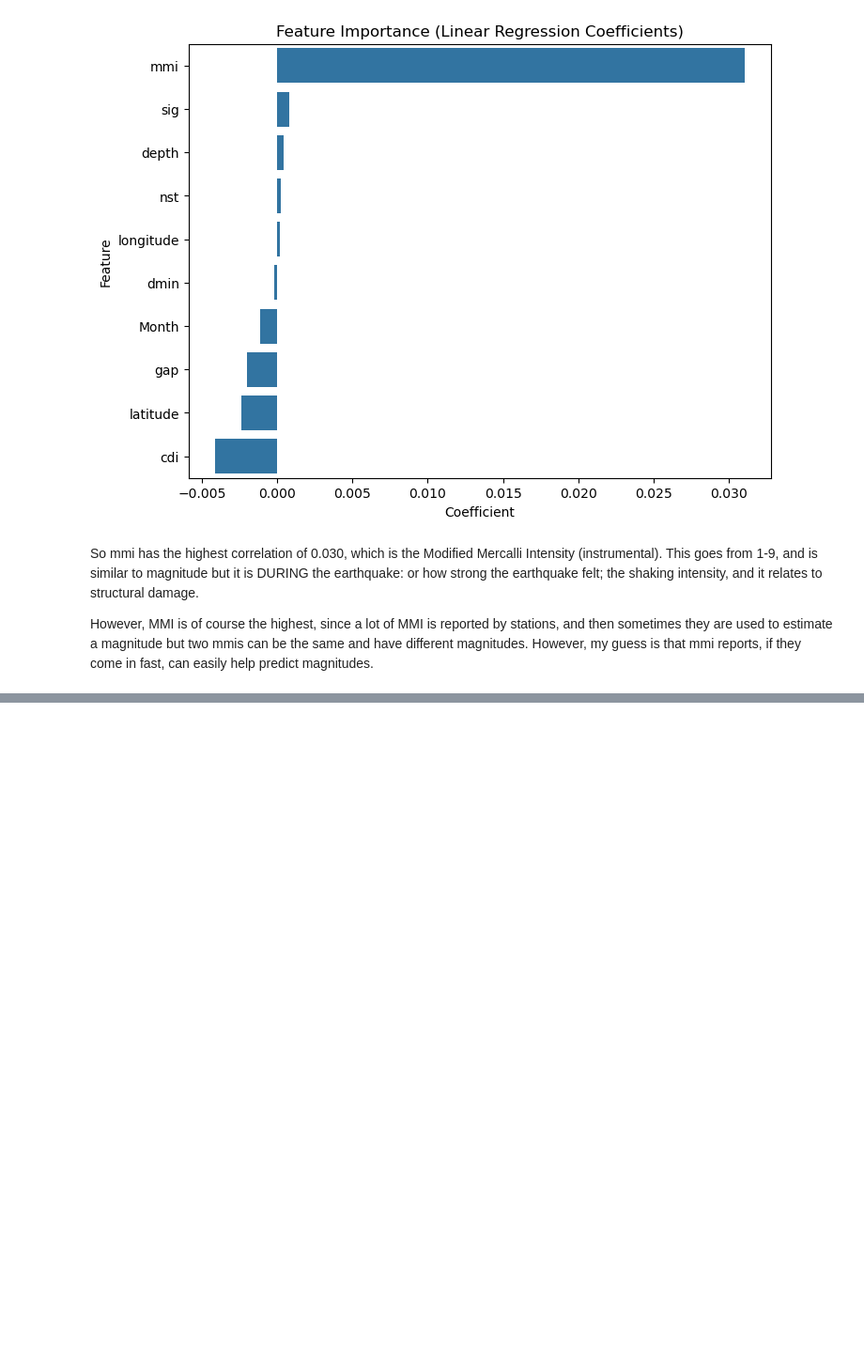
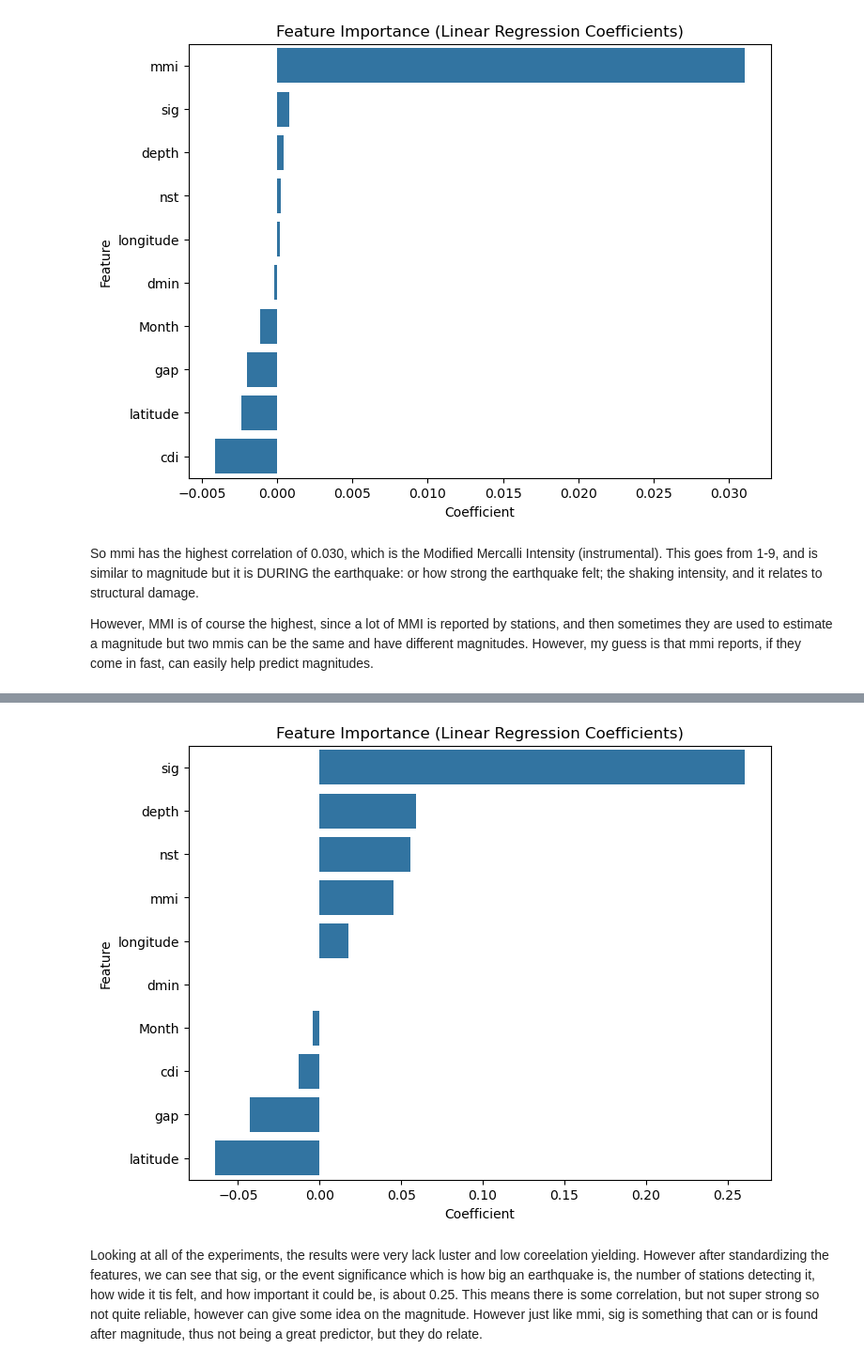
Before and after one commit to adriankUSA/portfolio, a Jupyter notebook: earthquake_magnitude_and_tsunami/earthquake_magnitude_regression.ipynb, the cells around one changed output, grey strips where cells are left out. Shown: that part at 94% size. Cells and saved outputs as stored; diff of their text form; code cells hidden in the pictures; blank space fills up the shorter version.

```diff
--- a/earthquake_magnitude_and_tsunami/earthquake_magnitude_regression.ipynb
+++ b/earthquake_magnitude_and_tsunami/earthquake_magnitude_regression.ipynb
@@ -250,0 +352,14 @@ However, MMI is of course the highest, since a lot of MMI is reported by station
+# %%
+coefficients = pd.DataFrame({
+    'Feature': X3.columns,
+    'Coefficient': model3.coef_
+}).sort_values(by='Coefficient', ascending=False)
+
+plt.figure(figsize=(8,6))
+sns.barplot(x='Coefficient', y='Feature', data=coefficients)
+plt.title('Feature Importance (Linear Regression Coefficients)')
+plt.show()
+# %% [output]
+[figure, added]
+# %% [markdown]
+Looking at all of the experiments, the results were very lack luster and low coreelation yielding. However after standardizing the features, we can see that sig, or the event significance which is how big an earthquake is, the number of stations detecting it, how wide it tis felt, and how important it could be, is about 0.25. This means there is some correlation, but not super strong so not quite reliable, however can give some idea on the magnitude. However just like mmi, sig is something that can or is found after magnitude, thus not being a great predictor, but they do relate.
```
Also changed, not shown: parts of 8 cells of this notebook, 10 other files.
